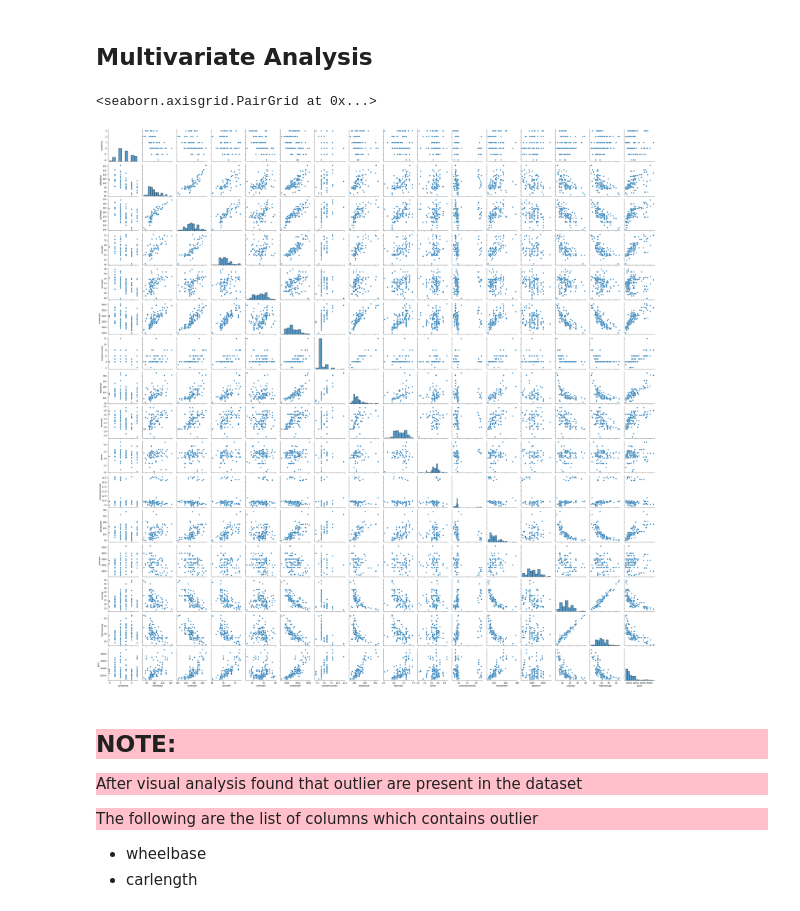
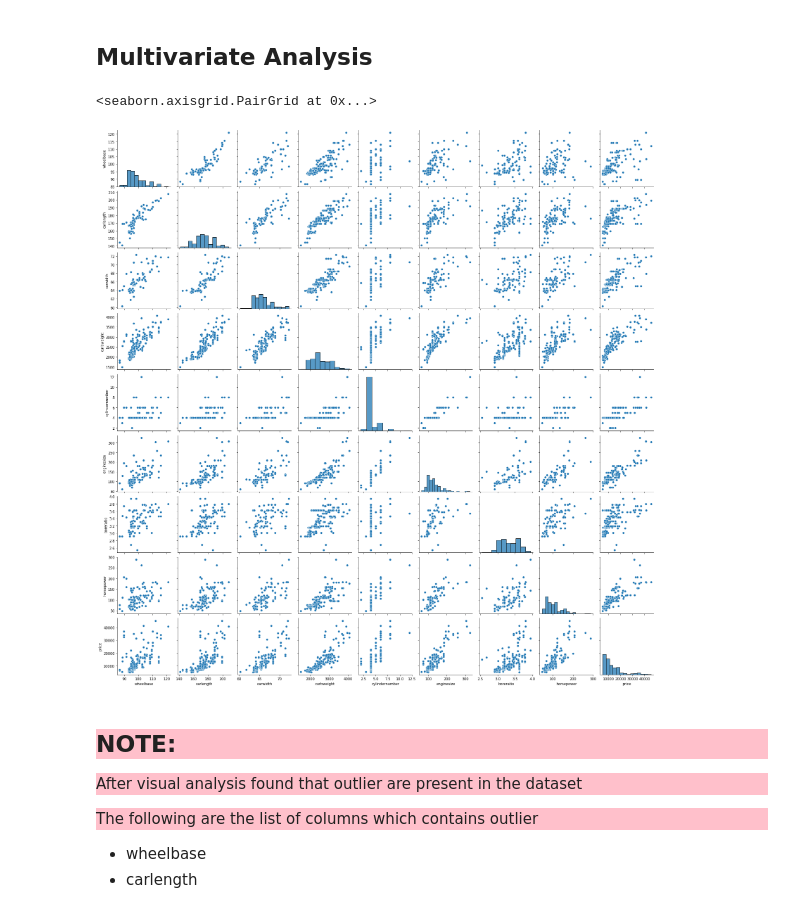
Before and after one commit to RahulWadwani/OIBSIP, a Jupyter notebook: Task 3/Car Price Prediction .ipynb, the cells around one changed output. Saved outputs shown, nothing was run; the diff lists cells and outputs as text; code cells hidden in the pictures.

```diff
--- a/Task 3/Car Price Prediction .ipynb
+++ b/Task 3/Car Price Prediction .ipynb
@@ -396,10 +396,10 @@ plt.show()
 # %% [markdown]
 ## Multivariate Analysis
 # %%
-sns.pairplot(df)
+sns.pairplot(df[['wheelbase', 'carlength', 'carwidth','curbweight','cylindernumber','enginesize', 'boreratio', 'horsepower','price']])
 # %% [output]
 <seaborn.axisgrid.PairGrid at 0x...>
-[figure, old version]
+[figure, new version]
 # %% [markdown]
 <h2><p style = 'background-color: #FFC0CB'>NOTE:</p></h2>
 <p style = 'color : ##4169E1;background-color: #FFC0CB'>After visual analysis found that outlier are present in the dataset</p>
```
Also changed, not shown: parts of 26 cells of this notebook.
